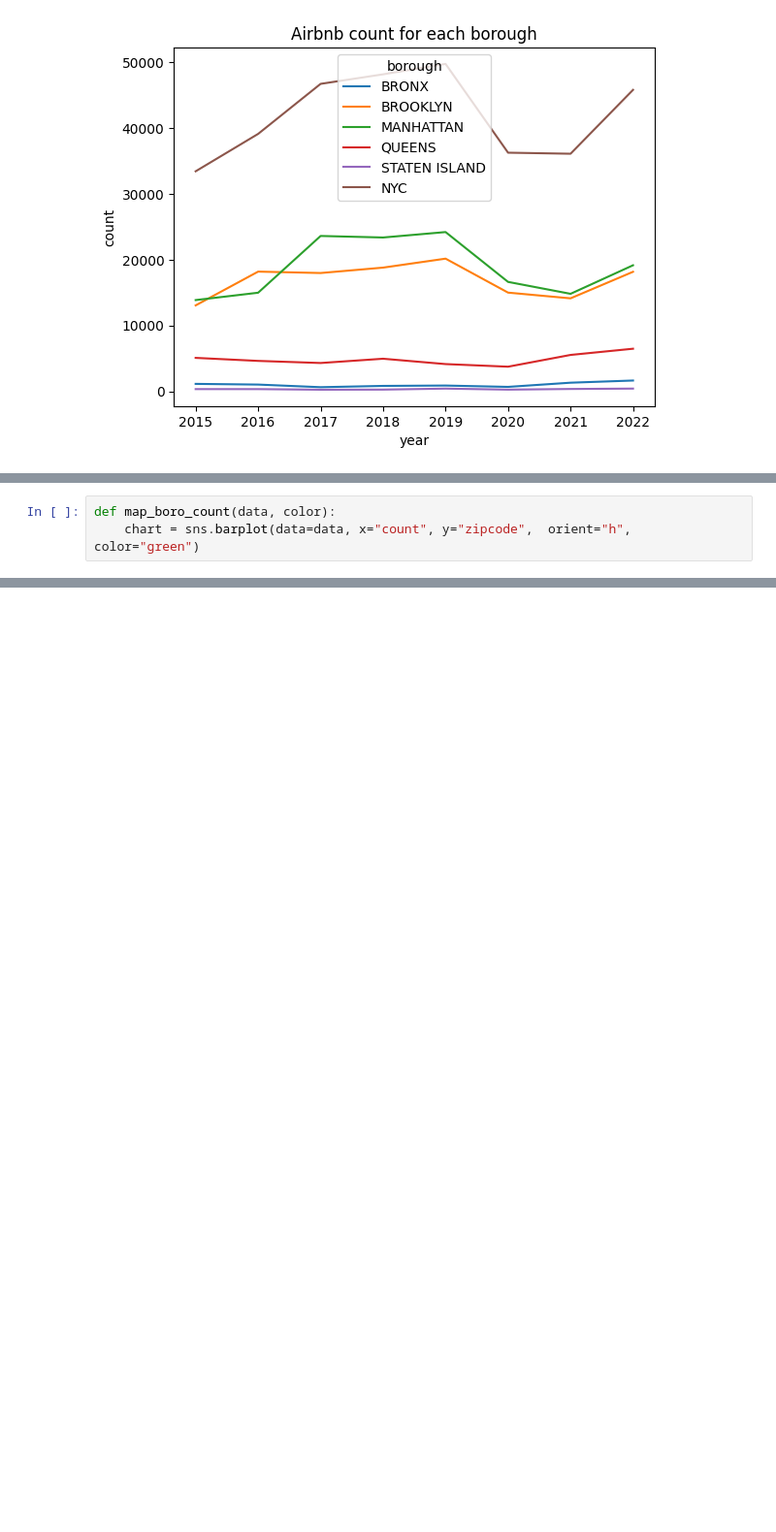
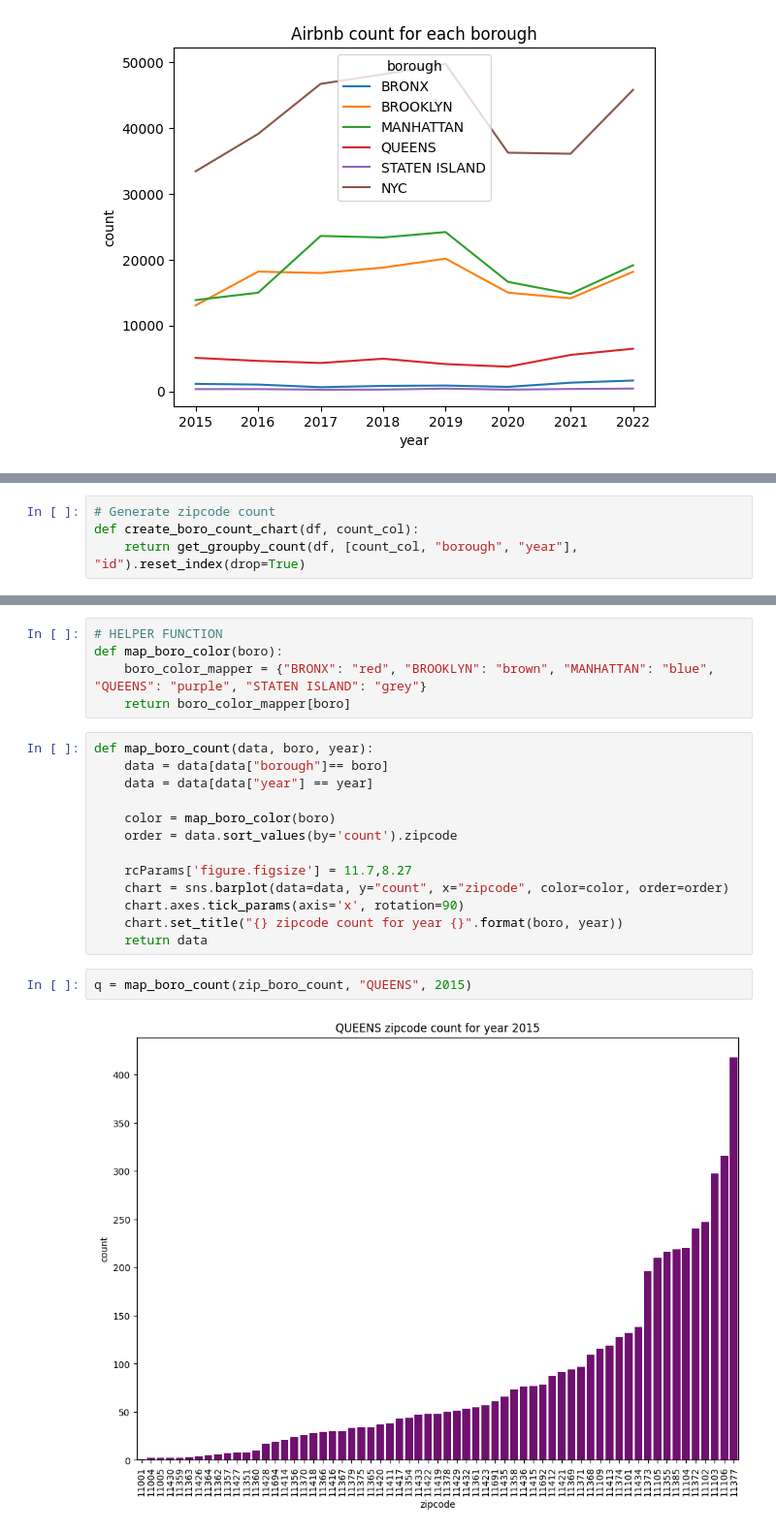
Before and after one commit to hpuma/Airbnb_Rental_Project, a Jupyter notebook: Inside_Airbnb_EDA_V2.ipynb, the cells around one changed output, grey strips where cells are left out. Shown at 97% size. Saved outputs shown, nothing was run; the diff lists cells and outputs as text; blank space fills up the shorter version.

```diff
--- a/Inside_Airbnb_EDA_V2.ipynb
+++ b/Inside_Airbnb_EDA_V2.ipynb
@@ -107,3 +94,0 @@ rest_boros = extract_boro_zip(zip_boro_count, ["BROOKLYN", "MANHATTAN", "QUEENS"
-# %%
-def map_boro_count(data, color):
-    chart = sns.barplot(data=data, x="count", y="zipcode",  orient="h", color="green")
@@ -121,0 +95,4 @@ f.map_dataframe(map_boro_count)
+# %%
+# Generate zipcode count
+def create_boro_count_chart(df, count_col):
+    return get_groupby_count(df, [count_col, "borough", "year"], "id").reset_index(drop=True)
@@ -121,0 +109,22 @@ f.map_dataframe(map_boro_count)
+# %%
+# HELPER FUNCTION
+def map_boro_color(boro):
+    boro_color_mapper = {"BRONX": "red", "BROOKLYN": "brown", "MANHATTAN": "blue", "QUEENS": "purple", "STATEN ISLAND": "grey"}
+    return boro_color_mapper[boro]
+# %%
+def map_boro_count(data, boro, year):
+    data = data[data["borough"]== boro]
+    data = data[data["year"] == year]
+
+    color = map_boro_color(boro)
+    order = data.sort_values(by='count').zipcode
+
+    rcParams['figure.figsize'] = 11.7,8.27
+    chart = sns.barplot(data=data, y="count", x="zipcode", color=color, order=order)
+    chart.axes.tick_params(axis='x', rotation=90)
+    chart.set_title("{} zipcode count for year {}".format(boro, year))
+    return data
+# %%
+q = map_boro_count(zip_boro_count, "QUEENS", 2015)
+# %% [output]
+[figure, added]
```
Also changed, not shown: parts of 12 cells of this notebook.
